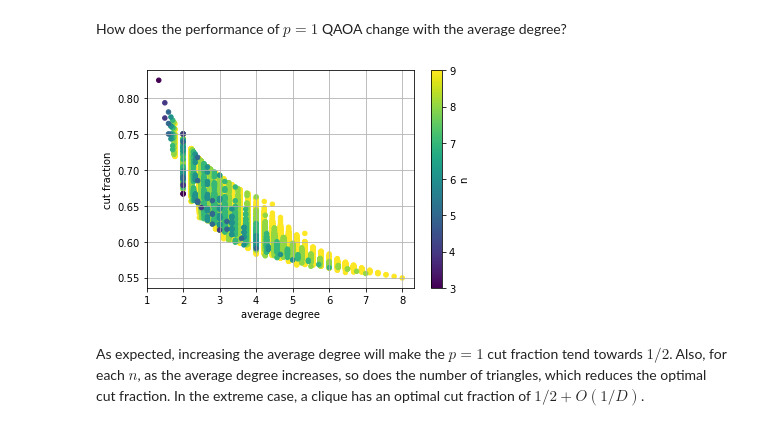
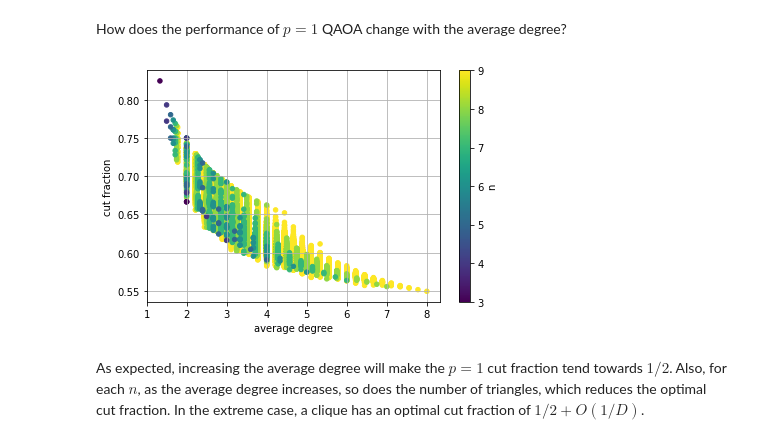
Before and after one commit to QAOAKit/QAOAKit, a Jupyter notebook: examples/performance.ipynb, the cells around one changed output. Cells and saved outputs as stored; diff of their text form; code cells hidden in the pictures.

```diff
--- a/examples/performance.ipynb
+++ b/examples/performance.ipynb
@@ -25,9 +25,11 @@ How does the performance of $p=1$ QAOA change with the average degree?
 # %%
 fig, ax = plt.subplots()
 df[df['p'] == 1][::-1].plot(x='average degree', y='cut fraction', kind='scatter', ax=ax,c='n', colormap='viridis')
 plt.grid()
+fig.tight_layout()
+plt.savefig('cutfraction_by_degree.png')
 # %% [output]
-[figure, old version]
+[figure, new version]
 # %% [markdown]
 As expected, increasing the average degree will make the $p=1$ cut fraction tend towards $1/2$. Also, for each $n$, as the average degree increases, so does the number of triangles, which reduces the optimal cut fraction. In the extreme case, a clique has an optimal cut fraction of $1/2 + O(1/D)$.
 # %% [markdown]
```
Also changed, not shown: parts of 1 cell of this notebook.
